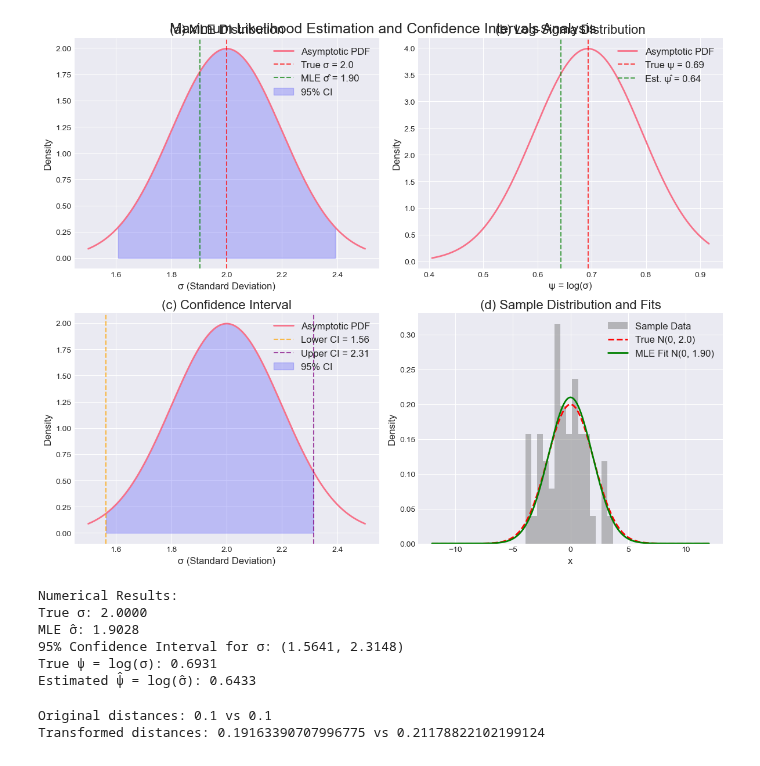
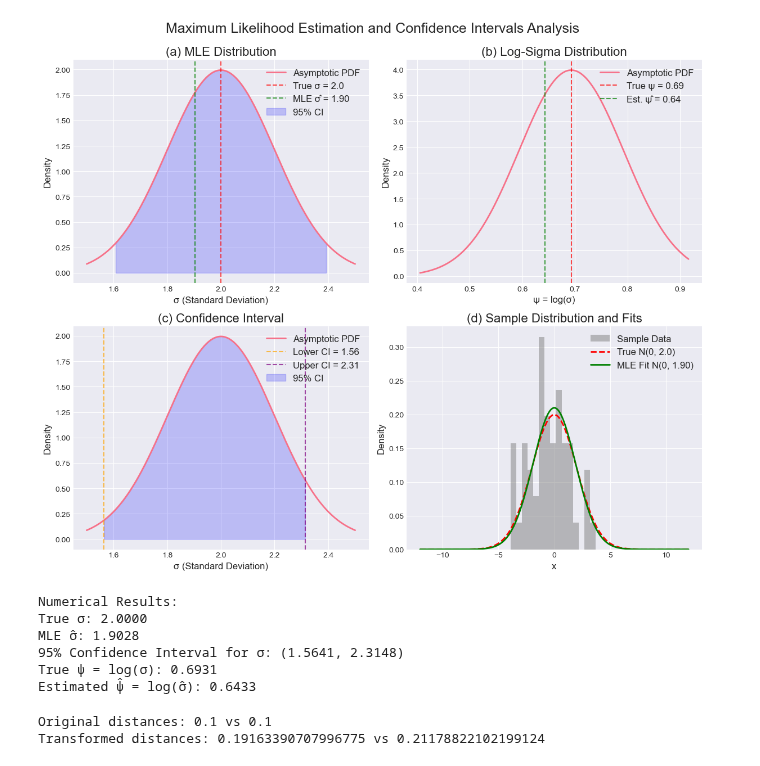
Before and after one commit to muntazirabidi/quant-finance, a Jupyter notebook: learning_notes/Statistics-Oxford/Confidence Intervals/Code/log-normal.ipynb, the cells around one changed output. Cells and saved outputs as stored; diff of their text form; code cells hidden in the pictures.

```diff
--- a/learning_notes/Statistics-Oxford/Confidence Intervals/Code/log-normal.ipynb
+++ b/learning_notes/Statistics-Oxford/Confidence Intervals/Code/log-normal.ipynb
@@ -43,7 +43,7 @@ mle_pdf = norm.pdf(sigma_values, loc=true_sigma, scale=np.sqrt(true_sigma**2 / (
 
 fig, ((ax1, ax2), (ax3, ax4)) = plt.subplots(2, 2, figsize=(fig_width, fig_height), dpi=dpi)
 fig.suptitle('Maximum Likelihood Estimation and Confidence Intervals Analysis',
-             fontsize=TITLE_SIZE+2, y=0.95)
+             fontsize=TITLE_SIZE+2, y=0.99)
 
 # Plot 1: MLE of sigma
 ax1.plot(sigma_values, mle_pdf, label="Asymptotic PDF", linewidth=2)
@@ -101,34 +101,34 @@ ax3.set_title('(c) Confidence Interval')
 ax3.set_xlabel('σ (Standard Deviation)')
 ax3.set_ylabel('Density')
 ax3.legend(loc='upper right', framealpha=0.9)
 
 # Part (d): Sample Distribution and MLE Fit
 sample_range = np.linspace(-6*true_sigma, 6*true_sigma, num_points)
 true_pdf = norm.pdf(sample_range, loc=0, scale=true_sigma)
 mle_pdf_fit = norm.pdf(sample_range, loc=0, scale=mle_sigma)
 
 ax4.hist(data, bins=15, density=True, alpha=0.5, color='gray', label='Sample Data')
 ax4.plot(sample_range, true_pdf, 'r--', label=f'True N(0, {true_sigma})', linewidth=2)
 ax4.plot(sample_range, mle_pdf_fit, 'g-', label=f'MLE Fit N(0, {mle_sigma:.2f})', linewidth=2)
 
 ax4.set_title('(d) Sample Distribution and Fits')
 ax4.set_xlabel('x')
 ax4.set_ylabel('Density')
 ax4.legend(loc='upper right', framealpha=0.9)
 
 # Adjust layout to prevent overlap
 plt.tight_layout()
 plt.show()
 
 # Print numerical results for educational purposes
 print("\nNumerical Results:")
 print(f"True σ: {true_sigma:.4f}")
 print(f"MLE σ̂: {mle_sigma:.4f}")
 print(f"95% Confidence Interval for σ: ({sigma_lower:.4f}, {sigma_upper:.4f})")
 print(f"True ψ = log(σ): {np.log(true_sigma):.4f}")
 print(f"Estimated ψ̂ = log(σ̂): {psi_hat:.4f}")
 # %% [output]
-[figure, old version]
+[figure, new version]
 Numerical Results:
 True σ: 2.0000
 MLE σ̂: 1.9028
```
Also changed, not shown: 2 other files.
